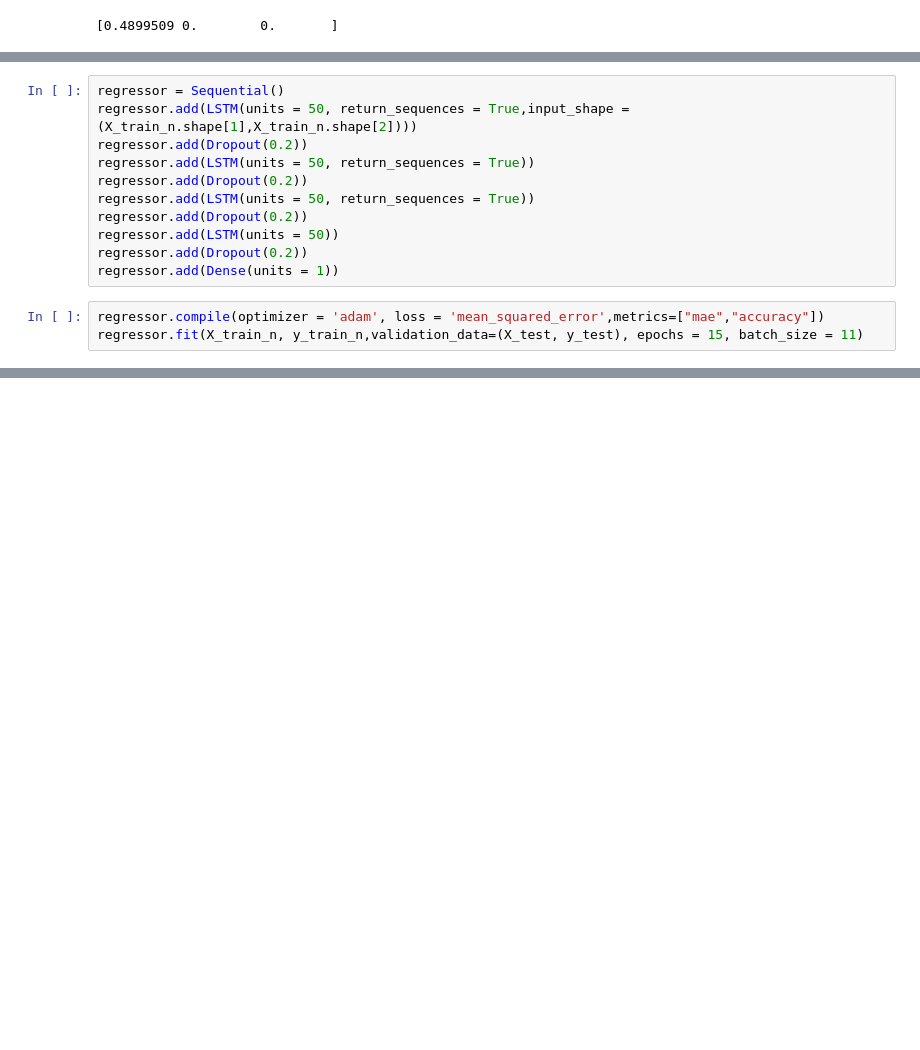
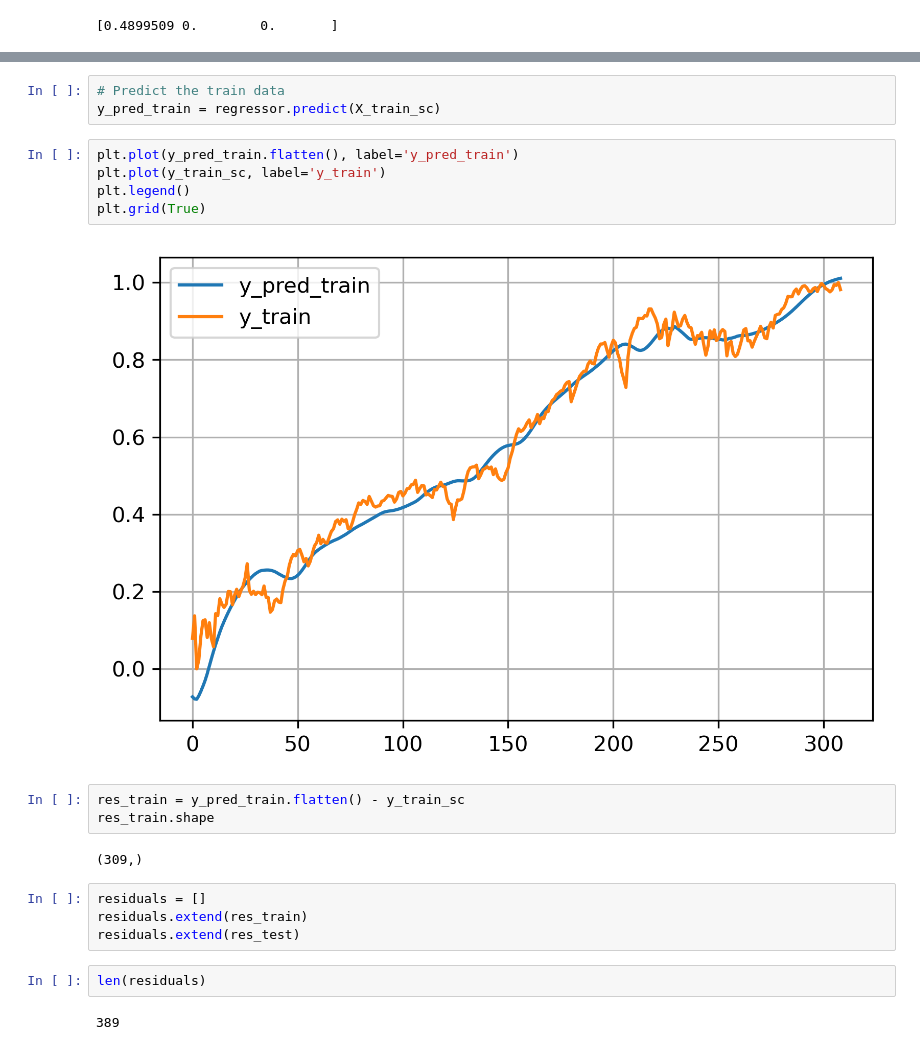
Before and after one commit to imamitsehgal/ThesisLJMU, a Jupyter notebook: ThesisProject.ipynb, the cells around one changed output, grey strips where cells are left out. Saved outputs shown, nothing was run; the diff lists cells and outputs as text; blank space fills up the shorter version.

```diff
--- a/ThesisProject.ipynb
+++ b/ThesisProject.ipynb
@@ -773,14 +795,0 @@ res
-# %%
-regressor = Sequential()
-regressor.add(LSTM(units = 50, return_sequences = True,input_shape = (X_train_n.shape[1],X_train_n.shape[2])))
-regressor.add(Dropout(0.2))
-regressor.add(LSTM(units = 50, return_sequences = True))
-regressor.add(Dropout(0.2))
-regressor.add(LSTM(units = 50, return_sequences = True))
-regressor.add(Dropout(0.2))
-regressor.add(LSTM(units = 50))
-regressor.add(Dropout(0.2))
-regressor.add(Dense(units = 1))
-# %%
-regressor.compile(optimizer = 'adam', loss = 'mean_squared_error',metrics=["mae","accuracy"])
-regressor.fit(X_train_n, y_train_n,validation_data=(X_test, y_test), epochs = 15, batch_size = 11)
@@ -865,0 +821,23 @@ array([[0.8339356 ],
+# %%
+# Predict the train data
+y_pred_train = regressor.predict(X_train_sc)
+# %%
+plt.plot(y_pred_train.flatten(), label='y_pred_train')
+plt.plot(y_train_sc, label='y_train')
+plt.legend()
+plt.grid(True)
+# %% [output]
+[figure, added]
+# %%
+res_train = y_pred_train.flatten() - y_train_sc
+res_train.shape
+# %% [output]
+(309,)
+# %%
+residuals = []
+residuals.extend(res_train)
+residuals.extend(res_test)
+# %%
+len(residuals)
+# %% [output]
+389
```
Also changed, not shown: parts of 62 cells of this notebook, 2 other files.
